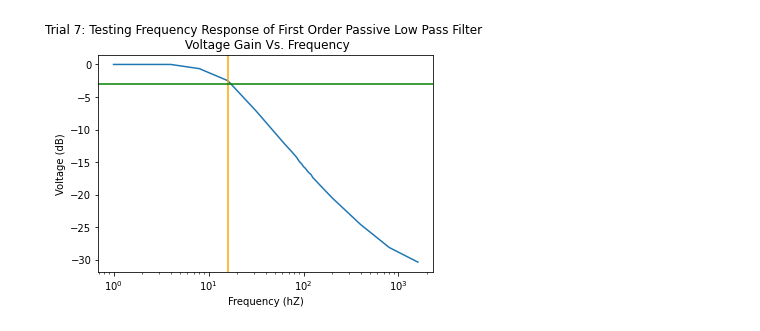
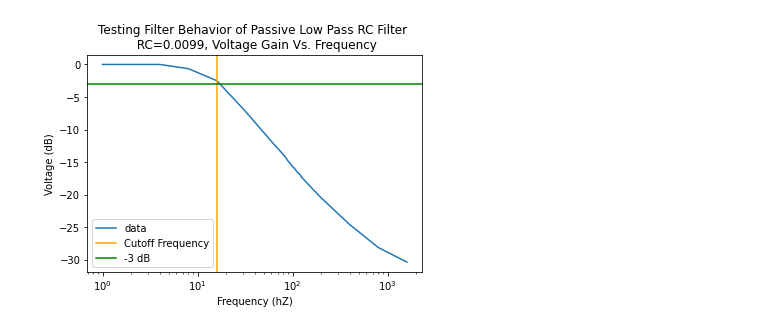
Before and after one commit to matthew-ding/physics5bl, a Jupyter notebook: Capstone/FilterData.ipynb, the cells around one changed output. Saved outputs shown, nothing was run; the diff lists cells and outputs as text; code cells hidden in the pictures.

```diff
--- a/Capstone/FilterData.ipynb
+++ b/Capstone/FilterData.ipynb
@@ -87,10 +89,11 @@ plt.show()
 # %%
-plt.title('Trial 7: Testing Frequency Response of First Order Passive Low Pass Filter \n Voltage Gain Vs. Frequency')
+plt.title('Testing Filter Behavior of Passive Low Pass RC Filter \n RC=0.0099, Voltage Gain Vs. Frequency')
 plt.xlabel('Frequency (hZ)')
 plt.ylabel('Voltage (dB)')
 plt.semilogx(f7, Vout_to_gain(Vpp7, Vpp7[0]), label = 'data')
 plt.axvline(x = 16.125, color = 'orange', label = 'Cutoff Frequency')
 plt.axhline(y = -3, color = 'green', label = '-3 dB')
+plt.legend()
 plt.show()
 # %% [output]
-[figure, old version]
+[figure, new version]
```
Also changed, not shown: parts of 4 cells of this notebook, 1 other file.
